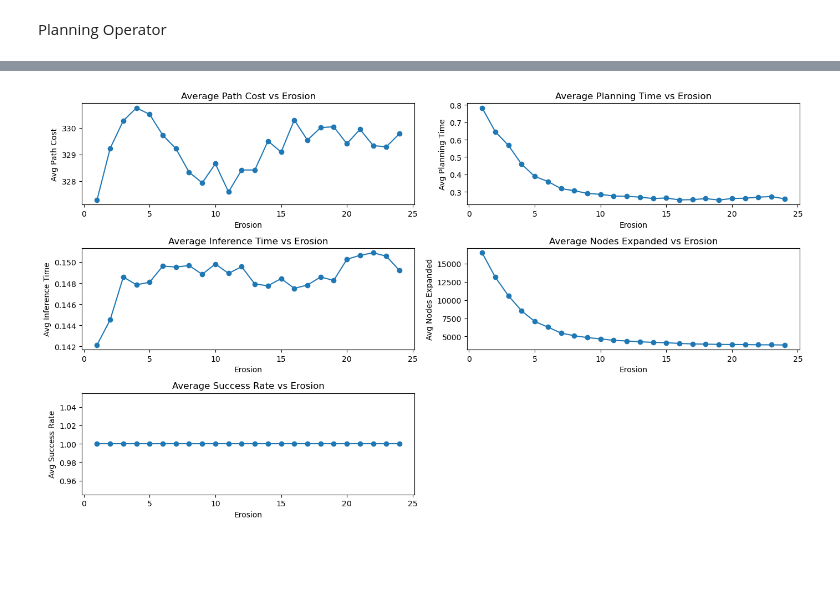
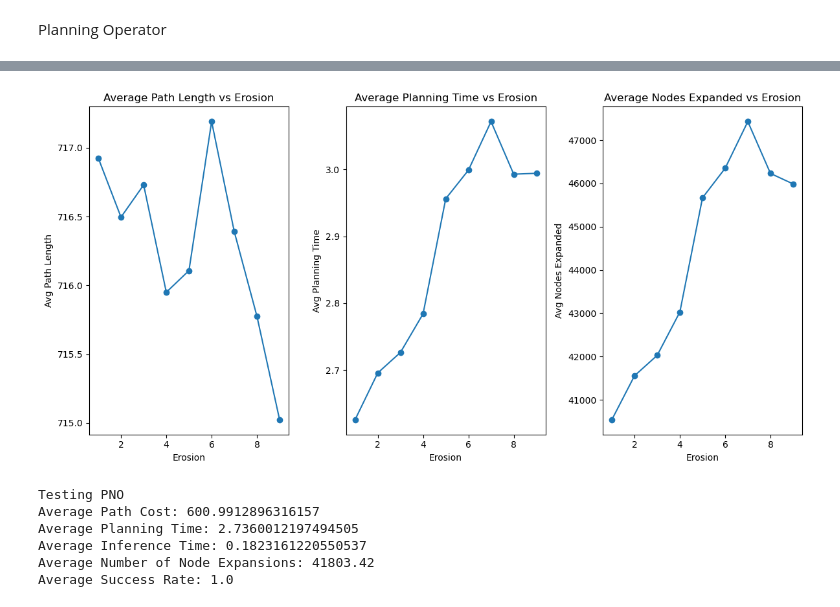
Before and after one commit to sharath-matada/Planning_Operator, a Jupyter notebook: 2D_Experiments/large_maps/test_heuristics_on_1024_maps.ipynb, the cells around one changed output, grey strips where cells are left out. Cells and saved outputs as stored; diff of their text form; code cells hidden in the pictures; blank space fills up the shorter version.

Commit message:
all street maps work

```diff
--- a/2D_Experiments/large_maps/test_heuristics_on_1024_maps.ipynb
+++ b/2D_Experiments/large_maps/test_heuristics_on_1024_maps.ipynb
@@ -18,9 +18,10 @@ Load Test Maps
 # %%
 Ntotal = 550
 ntest = 50
+ntrain = 250
 sub = 1
-Sx = Sy = int(((512 - 1) / sub) + 1)
-maps = np.load('dataset/street_maps_512x512_dijkstra/mask.npy')
+Sx = Sy = int(((1024 - 1) / sub) + 1)
+maps = np.load('/mountvol/2D-1024-Dataset-0/mask.npy')
 maps = maps[:Ntotal][-ntest:, ::sub, ::sub][:, :Sx, :Sy]
 # maps = maps[0,:,:].reshape(1,Sx,Sy)
 # %% [markdown]
@@ -67,2 +45,13 @@ results_df
 # %% [markdown]
 Planning Operator
+# %%
+# Model
+modes = 8
+width = 28
+nlayers = 1
+
+model = PlanningOperator2D(modes, modes, width, nlayers)
+model.load_state_dict(torch.load("/mountvol/2D-1024-Dataset-0/planningoperator_street_maps_1024x1024_8m_28w_1l_b5/n500_lr5.000000e-03_gamma5.000000e-01_wd3.000000e-06_seed5/model1024.ckpt"))
+model.eval()
+device = torch.device('cuda' if torch.cuda.is_available() else 'cpu')
+model.to(device)
@@ -69,14 +77,10 @@ Planning Operator
 # %%
-# Model
-modes = 13
-width = 32
-nlayers = 5
 
-model = PlanningOperator2D(modes, modes, width, nlayers)
-model.load_state_dict(torch.load("trained_models/modeldijkstra512.ckpt"))
-model.eval()
-device = torch.device('cuda' if torch.cuda.is_available() else 'cpu')
-model.to(device)
+from tqdm import tqdm
+
+erosionmaps = maps[::10, :, :]
+erosionstartpos = startpositions[::10,:]
+erosiongoalpos = goalpositions[::10,:]
 
 erosion_values = []
 avgpathcost_values = []
@@ -86,11 +90,11 @@ avgnodesexp_values = []
 avgsuccessrate_values = []
 
 # Run the loop and store results
-for erode in range(1, 25):
+for erode in tqdm(range(1, 10)):
 
     # Call your function and store the results
     avgpathcost, avgplantime, avginfertime, avgnodesexp, avgsuccessrate = testheuristiconmaps(
-        startpositions, goalpositions, maps, planningoperator, model=model, erosion=erode, plotresults=False, printvalues=False
+        erosionstartpos, erosiongoalpos, erosionmaps, planningoperator, model=model, erosion=erode, plotresults=False, printvalues=False
     )
 
     # Append results to lists
@@ -101,45 +105,29 @@ for erode in range(1, 25):
     avgnodesexp_values.append(avgnodesexp)
     avgsuccessrate_values.append(avgsuccessrate)
 
-# Plotting the results
-plt.figure(figsize=(14, 8))
+plt.figure(figsize=(12, 6))
 
-# Plot for avgpathcost
-plt.subplot(3, 2, 1)
+# Plot for avgpathcost (Average Path Length)
+plt.subplot(1, 3, 1)
 plt.plot(erosion_values, avgpathcost_values, marker='o')
-plt.title('Average Path Cost vs Erosion')
+plt.title('Average Path Length vs Erosion')
 plt.xlabel('Erosion')
-plt.ylabel('Avg Path Cost')
+plt.ylabel('Avg Path Length')
 
-# Plot for avgplantime
-plt.subplot(3, 2, 2)
+# Plot for avgplantime (Average Planning Time)
+plt.subplot(1, 3, 2)
 plt.plot(erosion_values, avgplantime_values, marker='o')
 plt.title('Average Planning Time vs Erosion')
 plt.xlabel('Erosion')
 plt.ylabel('Avg Planning Time')
 
-# Plot for avginfertime
-plt.subplot(3, 2, 3)
-plt.plot(erosion_values, avginfertime_values, marker='o')
-plt.title('Average Inference Time vs Erosion')
-plt.xlabel('Erosion')
-plt.ylabel('Avg Inference Time')
-
-# Plot for avgnodesexp
-plt.subplot(3, 2, 4)
+# Plot for avgnodesexp (Average Nodes Expanded)
+plt.subplot(1, 3, 3)
 plt.plot(erosion_values, avgnodesexp_values, marker='o')
 plt.title('Average Nodes Expanded vs Erosion')
 plt.xlabel('Erosion')
 plt.ylabel('Avg Nodes Expanded')
 
-# Plot for avgsuccessrate
-plt.subplot(3, 2, 5)
-plt.plot(erosion_values, avgsuccessrate_values, marker='o')
-plt.title('Average Success Rate vs Erosion')
-plt.xlabel('Erosion')
-plt.ylabel('Avg Success Rate')
-
-# Adjust layout and show the plot
 plt.tight_layout()
 plt.show()
 # %% [output]
@@ -163 +134,11 @@ Erosion: 24
-[figure, old version]
+[figure, new version]
+# %%
+print("Testing PNO")
+no_results = testheuristiconmaps(startpositions, goalpositions, maps, planningoperator, plotresults=False, printvalues=True, erosion = 15, model=model)
+# %% [output]
+Testing PNO
+Average Path Cost: 600.9912896316157
+Average Planning Time: 2.7360012197494505
+Average Inference Time: 0.1823161220550537
+Average Number of Node Expansions: 41803.42
+Average Success Rate: 1.0
```
Also changed, not shown: parts of 6 cells of this notebook, 1 other file.
